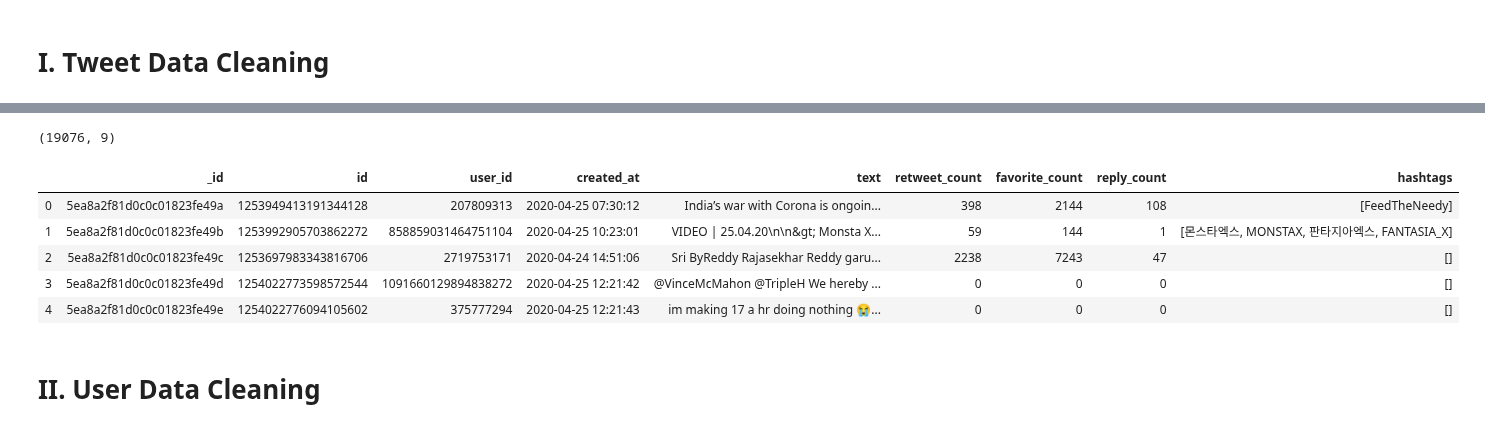
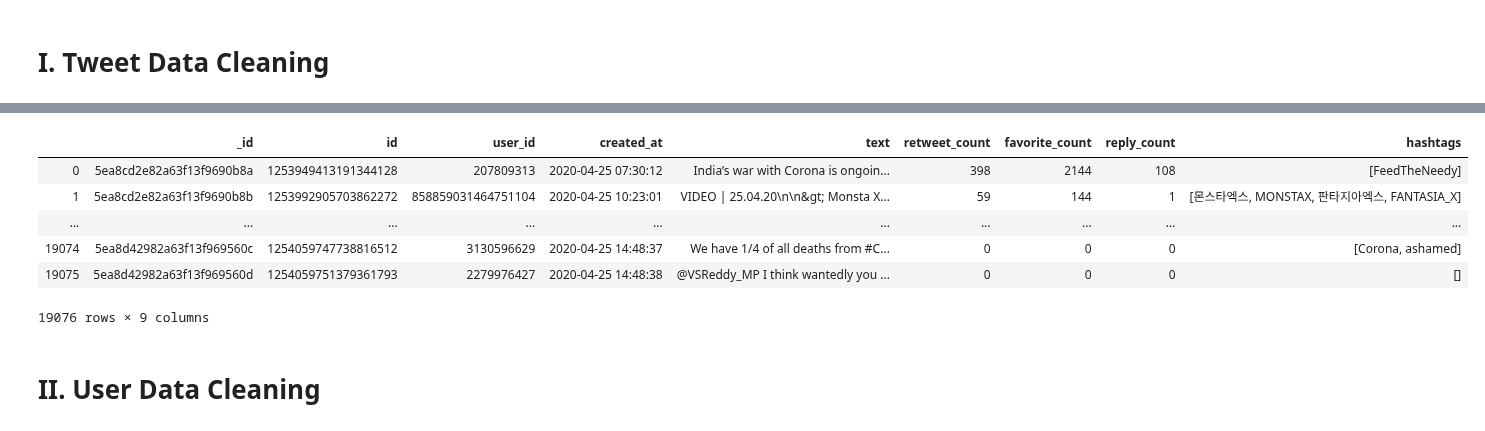
Before and after one commit to Hui-Dora-Wang/Search-Application-on-Twitter, a Jupyter notebook: search_app.ipynb, the cells around one changed output, grey strips where cells are left out. Cells and saved outputs as stored; diff of their text form; code cells hidden in the pictures.

Commit message:
reimport tweet and reorganize ( minor change)

```diff
--- a/search_app.ipynb
+++ b/search_app.ipynb
@@ -166,18 +167,15 @@ Wall time: 18min 50s
 'id_1'
 # %%
 tweet_table = pd.DataFrame(tweet.find())
-tweet_table.shape
+tweet_table
 # %% [output]
+|  | _id | id | user_id | created_at | text | retweet_count | favorite_count | reply_count | hashtags |
+| 0 | 5ea8cd2e82a63f13f9690b8a | 1253949413191344128 | 207809313 | 2020-04-25 07:30:12 | India’s war with Corona is ongoin... | 398 | 2144 | 108 | [FeedTheNeedy] |
+| 1 | 5ea8cd2e82a63f13f9690b8b | 1253992905703862272 | 858859031464751104 | 2020-04-25 10:23:01 | VIDEO | 25.04.20\n\n&gt; Monsta X... | 59 | 144 | 1 | [몬스타엑스, MONSTAX, 판타지아엑스, FANTASIA_X] |
+| ... | ... | ... | ... | ... | ... | ... | ... | ... | ... |
+| 19074 | 5ea8d42982a63f13f969560c | 1254059747738816512 | 3130596629 | 2020-04-25 14:48:37 | We have 1/4 of all deaths from #C... | 0 | 0 | 0 | [Corona, ashamed] |
+| 19075 | 5ea8d42982a63f13f969560d | 1254059751379361793 | 2279976427 | 2020-04-25 14:48:38 | @VSReddy_MP I think wantedly you ... | 0 | 0 | 0 | [] |
-(19076, 9)
+19076 rows × 9 columns
-# %%
-tweet_table.head(5)
-# %% [output]
-|  | _id | id | user_id | created_at | text | retweet_count | favorite_count | reply_count | hashtags |
-| 0 | 5ea8a2f81d0c0c01823fe49a | 1253949413191344128 | 207809313 | 2020-04-25 07:30:12 | India’s war with Corona is ongoin... | 398 | 2144 | 108 | [FeedTheNeedy] |
-| 1 | 5ea8a2f81d0c0c01823fe49b | 1253992905703862272 | 858859031464751104 | 2020-04-25 10:23:01 | VIDEO | 25.04.20\n\n&gt; Monsta X... | 59 | 144 | 1 | [몬스타엑스, MONSTAX, 판타지아엑스, FANTASIA_X] |
-| 2 | 5ea8a2f81d0c0c01823fe49c | 1253697983343816706 | 2719753171 | 2020-04-24 14:51:06 | Sri ByReddy Rajasekhar Reddy garu... | 2238 | 7243 | 47 | [] |
-| 3 | 5ea8a2f81d0c0c01823fe49d | 1254022773598572544 | 1091660129894838272 | 2020-04-25 12:21:42 | @VinceMcMahon @TripleH We hereby ... | 0 | 0 | 0 | [] |
-| 4 | 5ea8a2f81d0c0c01823fe49e | 1254022776094105602 | 375777294 | 2020-04-25 12:21:43 | im making 17 a hr doing nothing 😭... | 0 | 0 | 0 | [] |
 # %% [markdown]
 
 
```
Also changed, not shown: parts of 16 cells of this notebook.
